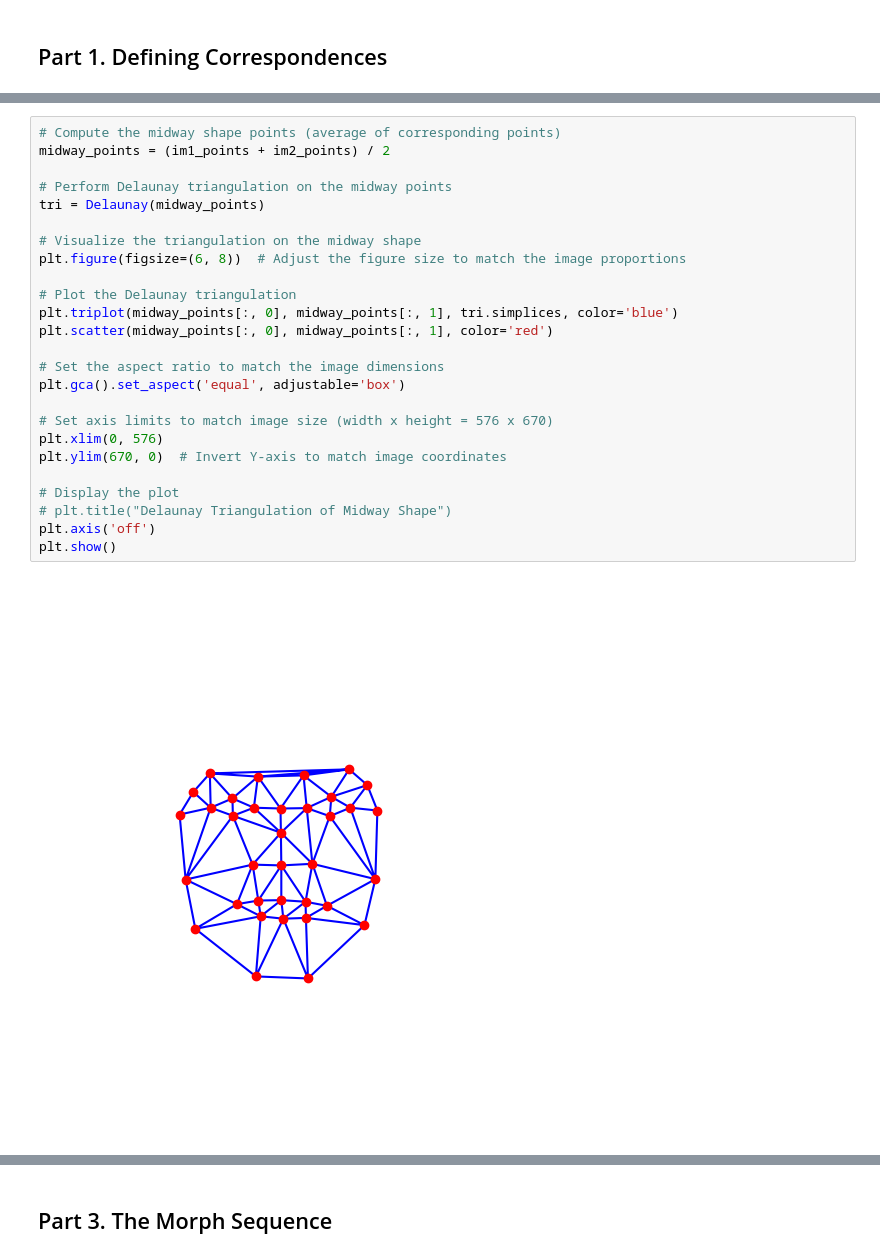
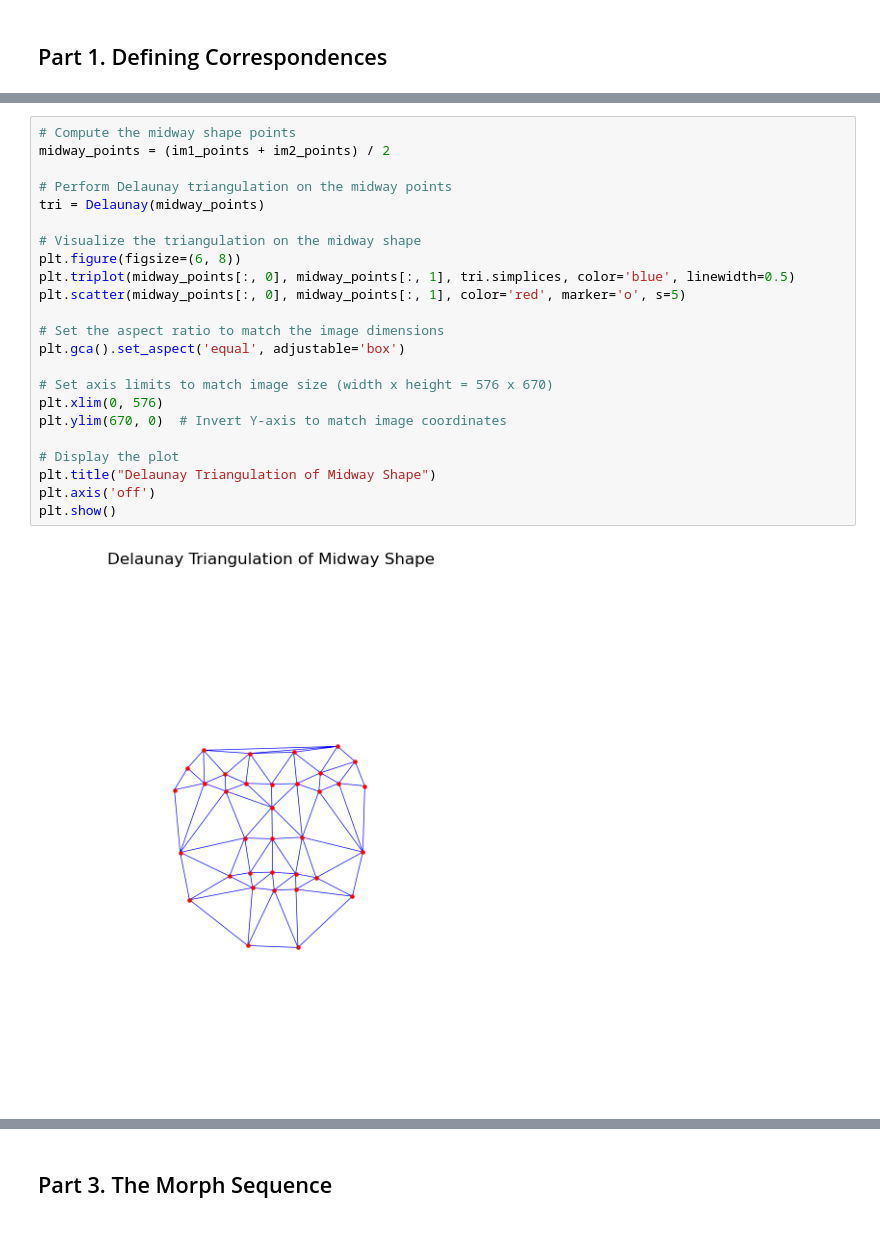
Before and after one commit to filipbagen/cs-180, a Jupyter notebook: p3-face-morphing/code/main.ipynb, the cells around one changed output, grey strips where cells are left out. Saved outputs shown, nothing was run; the diff lists cells and outputs as text.

```diff
--- a/p3-face-morphing/code/main.ipynb
+++ b/p3-face-morphing/code/main.ipynb
@@ -42,29 +76,27 @@ plot_points_on_face(face_b, im2_points)
 # %%
-# Compute the midway shape points (average of corresponding points)
+# Compute the midway shape points
 midway_points = (im1_points + im2_points) / 2
 
 # Perform Delaunay triangulation on the midway points
 tri = Delaunay(midway_points)
 
 # Visualize the triangulation on the midway shape
-plt.figure(figsize=(6, 8))  # Adjust the figure size to match the image proportions
-
-# Plot the Delaunay triangulation
-plt.triplot(midway_points[:, 0], midway_points[:, 1], tri.simplices, color='blue')
-plt.scatter(midway_points[:, 0], midway_points[:, 1], color='red')
+plt.figure(figsize=(6, 8))
+plt.triplot(midway_points[:, 0], midway_points[:, 1], tri.simplices, color='blue', linewidth=0.5)
+plt.scatter(midway_points[:, 0], midway_points[:, 1], color='red', marker='o', s=5)
 
 # Set the aspect ratio to match the image dimensions
 plt.gca().set_aspect('equal', adjustable='box')
 
 # Set axis limits to match image size (width x height = 576 x 670)
 plt.xlim(0, 576)
 plt.ylim(670, 0)  # Invert Y-axis to match image coordinates
 
 # Display the plot
-# plt.title("Delaunay Triangulation of Midway Shape")
+plt.title("Delaunay Triangulation of Midway Shape")
 plt.axis('off')
 plt.show()
 # %% [output]
-[figure, old version]
+[figure, new version]
 # %% [markdown]
 ## Part 2. Computing the "Mid-way Face"
```
Also changed, not shown: parts of 26 cells of this notebook, 1 other file.
